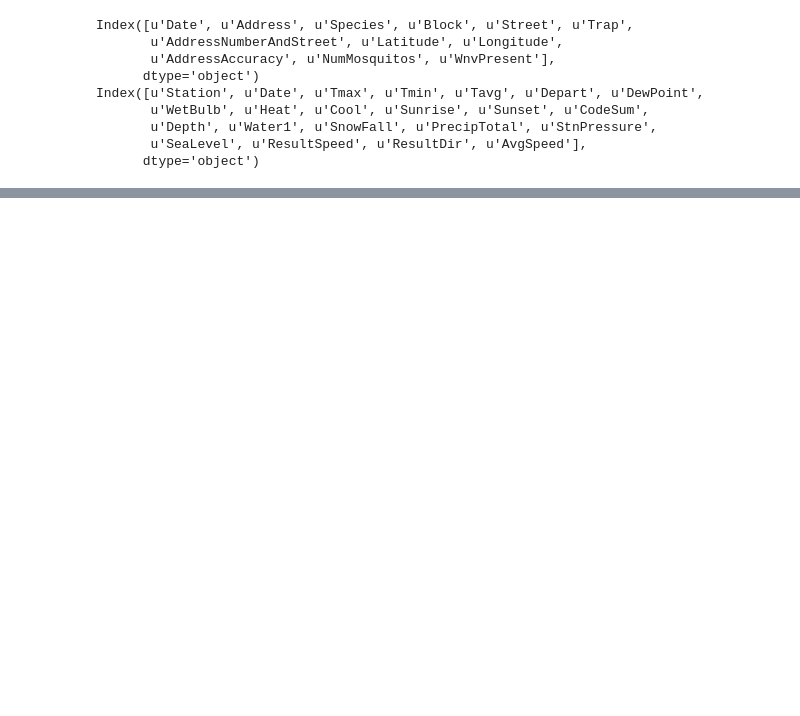
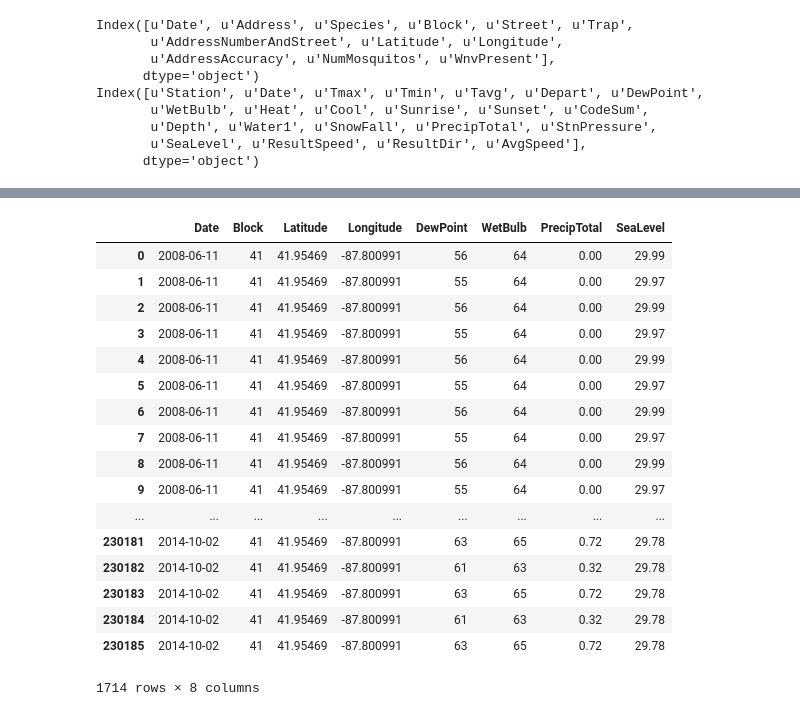
Before and after one commit to michael-j-sanders/DSI-SF-Cojasami-Kaggle, a Jupyter notebook: WNV.ipynb, the cells around one changed output, grey strips where cells are left out. Cells and saved outputs as stored; diff of their text form; code cells hidden in the pictures; blank space fills up the shorter version.

```diff
--- a/WNV.ipynb
+++ b/WNV.ipynb
@@ -38,6 +34,6 @@ print weather.shape
 WNV.Date = pd.to_datetime(WNV['Date'])
 weather.Date = pd.to_datetime(weather['Date'])
 # %%
+# Create Mask to Pick Appropriate Columns for Analysis
 wnv_mask = ['Date', 'Address', 'Block', 'Street', 'Latitude', 'Longitude', 'WnvPresent']
-weather_mask = ['Date', 'DewPoint', 'WetBulb', 'PrecipTotal', 'SeaLevel']
-# spray_mask = ['Date', 'Latitude', 'Longitude','Spray']
+weather_mask = ['Date', 'DewPoint', 'WetBulb', 'PrecipTotal', 'SeaLevel', 'Tmax', 'StnPressure']
@@ -233,0 +202,2 @@ gs.fit(X,
+# %%
+test = pd.read_csv('../Cojasami/Datasets/test.csv')
@@ -233,0 +226,4 @@ gs.fit(X,
+# %%
+test.Date = pd.to_datetime(test['Date'])
+# %%
+test_merge = pd.merge(test[['Date', 'Block', 'Latitude', 'Longitude']], weather[weather_mask], how='left', on='Date')
@@ -233,0 +255,21 @@ gs.fit(X,
+# %%
+test_merge[test_merge['Block']==41]
+# %% [output]
+|  | Date | Block | Latitude | Longitude | DewPoint | WetBulb | PrecipTotal | SeaLevel |
+| 0 | 2008-06-11 | 41 | 41.95469 | -87.800991 | 56 | 64 | 0.00 | 29.99 |
+| 1 | 2008-06-11 | 41 | 41.95469 | -87.800991 | 55 | 64 | 0.00 | 29.97 |
+| 2 | 2008-06-11 | 41 | 41.95469 | -87.800991 | 56 | 64 | 0.00 | 29.99 |
+| 3 | 2008-06-11 | 41 | 41.95469 | -87.800991 | 55 | 64 | 0.00 | 29.97 |
+| 4 | 2008-06-11 | 41 | 41.95469 | -87.800991 | 56 | 64 | 0.00 | 29.99 |
+| 5 | 2008-06-11 | 41 | 41.95469 | -87.800991 | 55 | 64 | 0.00 | 29.97 |
+| 6 | 2008-06-11 | 41 | 41.95469 | -87.800991 | 56 | 64 | 0.00 | 29.99 |
+| 7 | 2008-06-11 | 41 | 41.95469 | -87.800991 | 55 | 64 | 0.00 | 29.97 |
+| 8 | 2008-06-11 | 41 | 41.95469 | -87.800991 | 56 | 64 | 0.00 | 29.99 |
+| 9 | 2008-06-11 | 41 | 41.95469 | -87.800991 | 55 | 64 | 0.00 | 29.97 |
+| ... | ... | ... | ... | ... | ... | ... | ... | ... |
+| 230181 | 2014-10-02 | 41 | 41.95469 | -87.800991 | 63 | 65 | 0.72 | 29.78 |
+| 230182 | 2014-10-02 | 41 | 41.95469 | -87.800991 | 61 | 63 | 0.32 | 29.78 |
+| 230183 | 2014-10-02 | 41 | 41.95469 | -87.800991 | 63 | 65 | 0.72 | 29.78 |
+| 230184 | 2014-10-02 | 41 | 41.95469 | -87.800991 | 61 | 63 | 0.32 | 29.78 |
+| 230185 | 2014-10-02 | 41 | 41.95469 | -87.800991 | 63 | 65 | 0.72 | 29.78 |
+1714 rows × 8 columns
```
Also changed, not shown: parts of 41 cells of this notebook, 5 other files.
